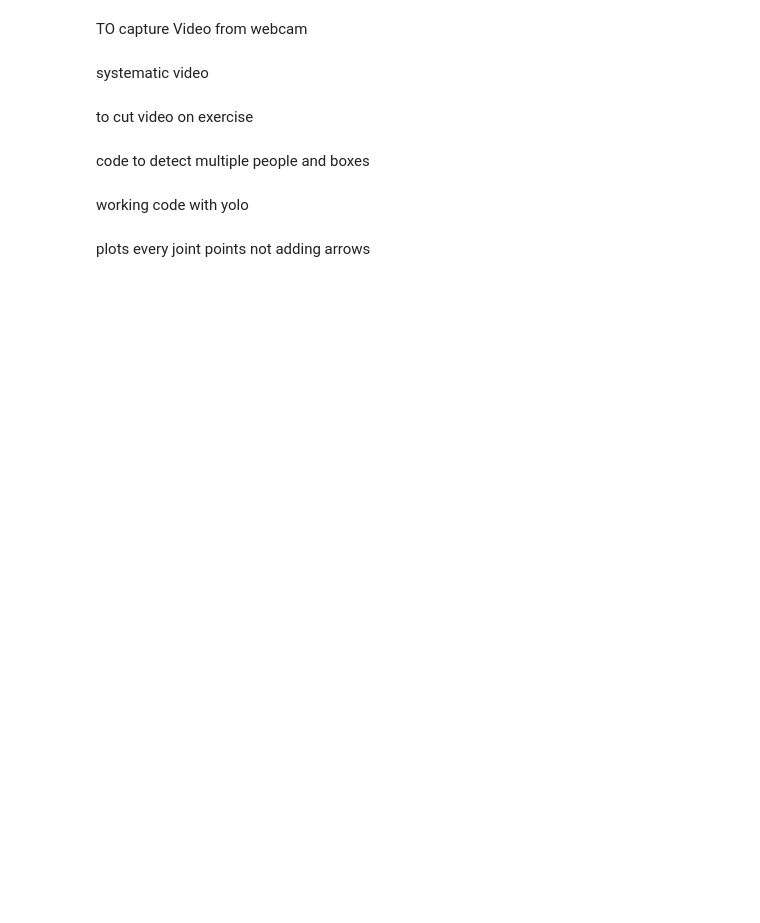
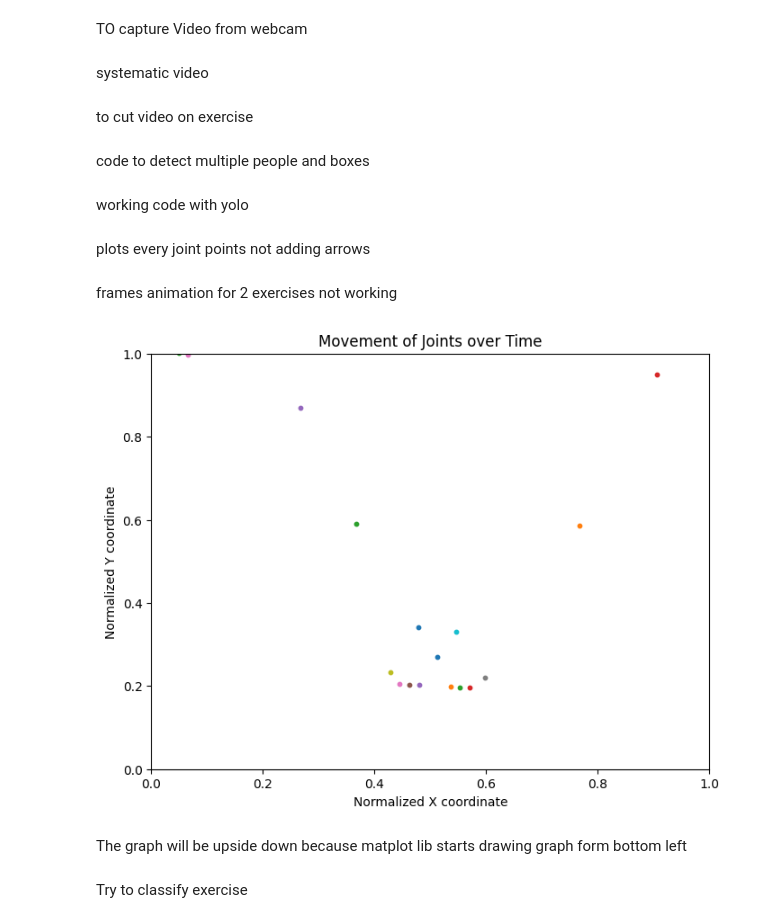
Before and after one commit to suryansh-max/AI-Driven-Personalized-Pain-Management-with-Real-Time-Feedback-and-Relief-Suggestions, a Jupyter notebook: dump.ipynb, the cells around one changed output. Cells and saved outputs as stored; diff of their text form; code cells hidden in the pictures; blank space fills up the shorter version.

```diff
--- a/dump.ipynb
+++ b/dump.ipynb
@@ -722,3 +722,63 @@ for i in range(num_joints):
     plt.ylabel('Y coordinate')
 plt.tight_layout()
 plt.show()
+# %% [markdown]
+frames animation for 2 exercises not working
+# %%
+
+
+# Function to prepare data for animation
+def prepare_data_for_animation(normalized_data):
+    num_frames = normalized_data.shape[0]
+    num_joints = len(normalized_data[0])  # Assuming all frames have the same number of joints
+
+    # Initialize lists to store normalized joint coordinates across frames
+    joint_x_normalized = [[] for _ in range(num_joints)]
+    joint_y_normalized = [[] for _ in range(num_joints)]
+
+    # Iterate through each frame and each joint to extract normalized coordinates
+    for frame_idx in range(num_frames):
+        frame = normalized_data[frame_idx]
+        for joint_idx in range(num_joints):
+            landmark = frame[joint_idx]
+            norm_x = landmark.get_x()  # Replace with actual method to get normalized x coordinate
+            norm_y = landmark.get_y()  # Replace with actual method to get normalized y coordinate
+            joint_x_normalized[joint_idx].append(norm_x)
+            joint_y_normalized[joint_idx].append(norm_y)
+
+    # Convert lists to NumPy arrays for plotting convenience
+    joint_x_normalized = np.array(joint_x_normalized)
+    joint_y_normalized = np.array(joint_y_normalized)
+
+    return joint_x_normalized, joint_y_normalized
+
+# Example function to update frames in animation
+def update_frame(frame_idx, data, scatters):
+    for i in range(len(scatters)):
+        scatters[i].set_offsets(np.c_[data[0][i][frame_idx], data[1][i][frame_idx]])
+    return scatters
+
+# Example usage with normalized data
+joint_x_normalized, joint_y_normalized = prepare_data_for_animation(normalized_data)
+
+# Create a figure and axis
+fig, ax = plt.subplots(figsize=(8, 6))
+
+# Initialize scatter plot with empty data
+scatters = [ax.scatter([], [], s=10) for _ in range(len(joint_x_normalized))]
+
+# Set axis limits and labels
+ax.set_xlim(0, 1)
+ax.set_ylim(0, 1)
+ax.set_xlabel('Normalized X coordinate')
+ax.set_ylabel('Normalized Y coordinate')
+
+# Animation function
+ani = animation.FuncAnimation(fig, update_frame, frames=len(joint_x_normalized[0]), fargs=((joint_x_normalized, joint_y_normalized), scatters), interval=50, blit=True)
+
+plt.title('Movement of Joints over Time')
+plt.show()
+# %% [output]
+[figure, added]
+# %% [markdown]
+The graph will be upside down because matplot lib starts drawing graph form bottom left
@@ -724,0 +803,2 @@ plt.show()
+# %% [markdown]
+Try to classify exercise
```
Also changed, not shown: parts of 3 cells of this notebook, 3 other files.
